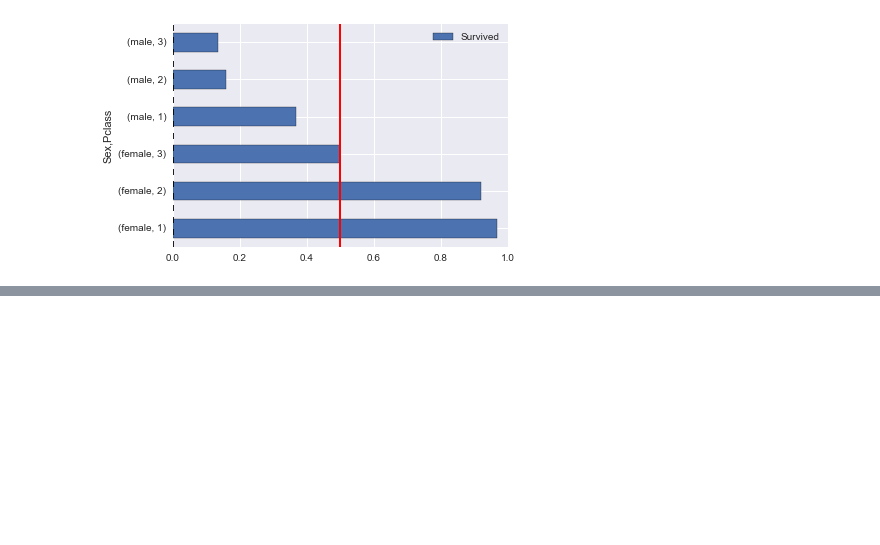
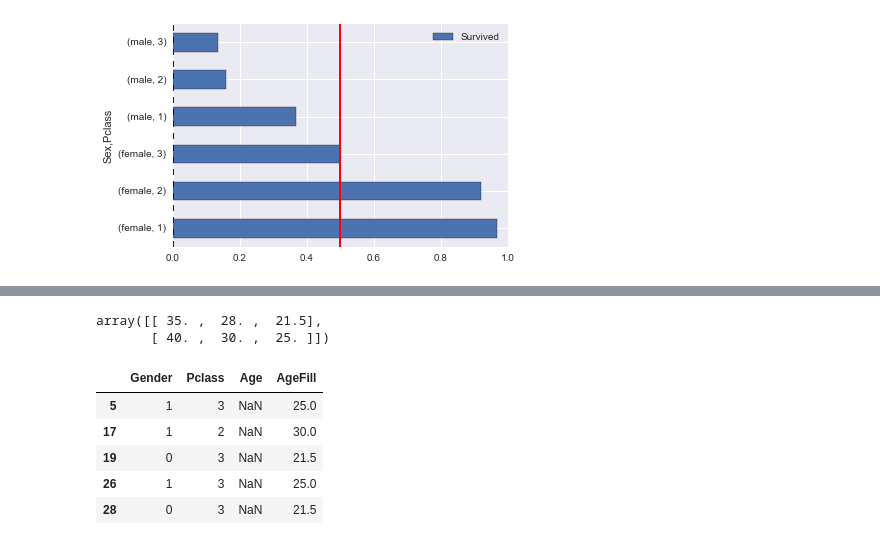
Before and after one commit to tiyd-python-2015-01/titanic, a Jupyter notebook: Titanic Machine Learning.ipynb, the cells around one changed output, grey strips where cells are left out. Drawn from its saved outputs; the diff is of its cells as text; code cells hidden in the pictures; blank space fills up the shorter version.

```diff
--- a/Titanic Machine Learning.ipynb
+++ b/Titanic Machine Learning.ipynb
@@ -63,0 +91,29 @@ plt.axvline(x=0.5, linewidth=2, color="r")
+# %%
+train['Gender'] = train['Sex'].map( {'female': 0, 'male': 1} ).astype(int)
+# %%
+mean_ages = np.zeros((2,3))
+
+
+for i in range(0, 2):
+    for j in range(0, 3):
+        median_ages[i,j] = train[(train['Gender'] == i) & \
+                                 (train['Pclass'] == j+1)]['Age'].dropna().median()
+
+median_ages
+# %% [output]
+array([[ 35. ,  28. ,  21.5],
+       [ 40. ,  30. ,  25. ]])
+# %%
+for i in range(0, 2):
+    for j in range(0, 3):
+        train.loc[(train.Age.isnull()) & (train.Gender == i) & (train.Pclass == j+1),\
+                'AgeFill'] = median_ages[i,j]
+
+train[ train['Age'].isnull() ][['Gender','Pclass','Age','AgeFill']].head()
+# %% [output]
+|  | Gender | Pclass | Age | AgeFill |
+| 5 | 1 | 3 | NaN | 25.0 |
+| 17 | 1 | 2 | NaN | 30.0 |
+| 19 | 0 | 3 | NaN | 21.5 |
+| 26 | 1 | 3 | NaN | 25.0 |
+| 28 | 0 | 3 | NaN | 21.5 |
```
Also changed, not shown: parts of 6 cells of this notebook.
